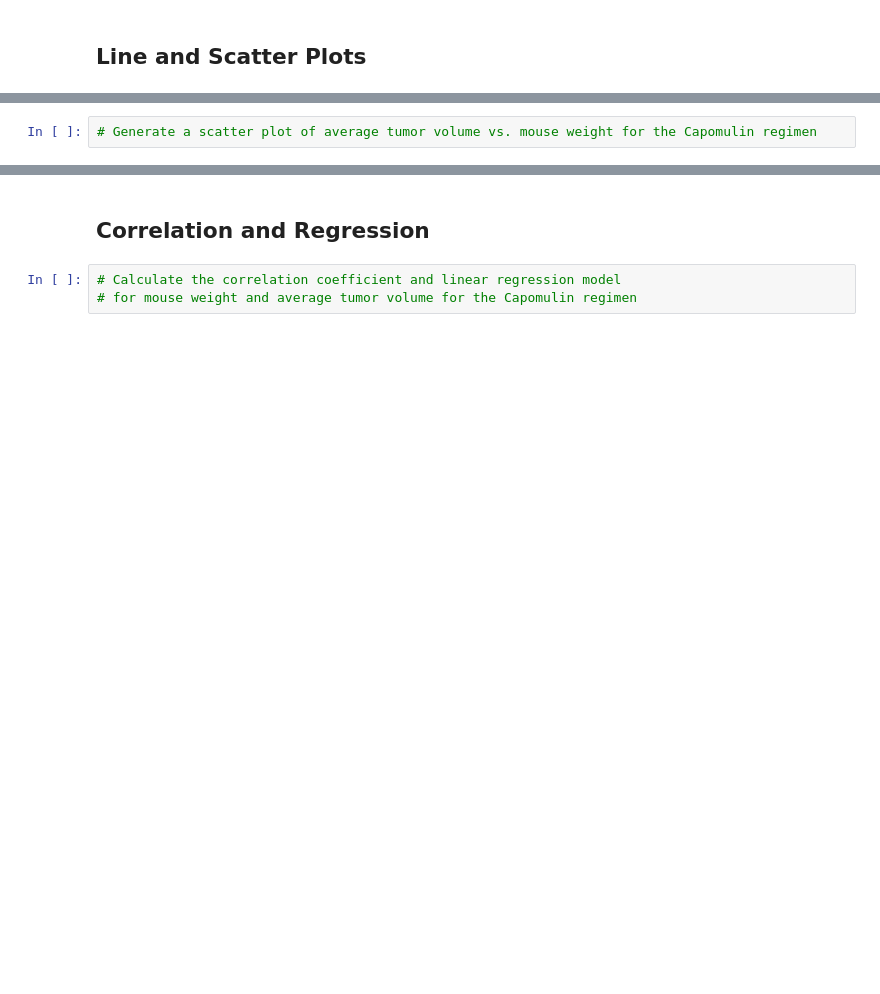
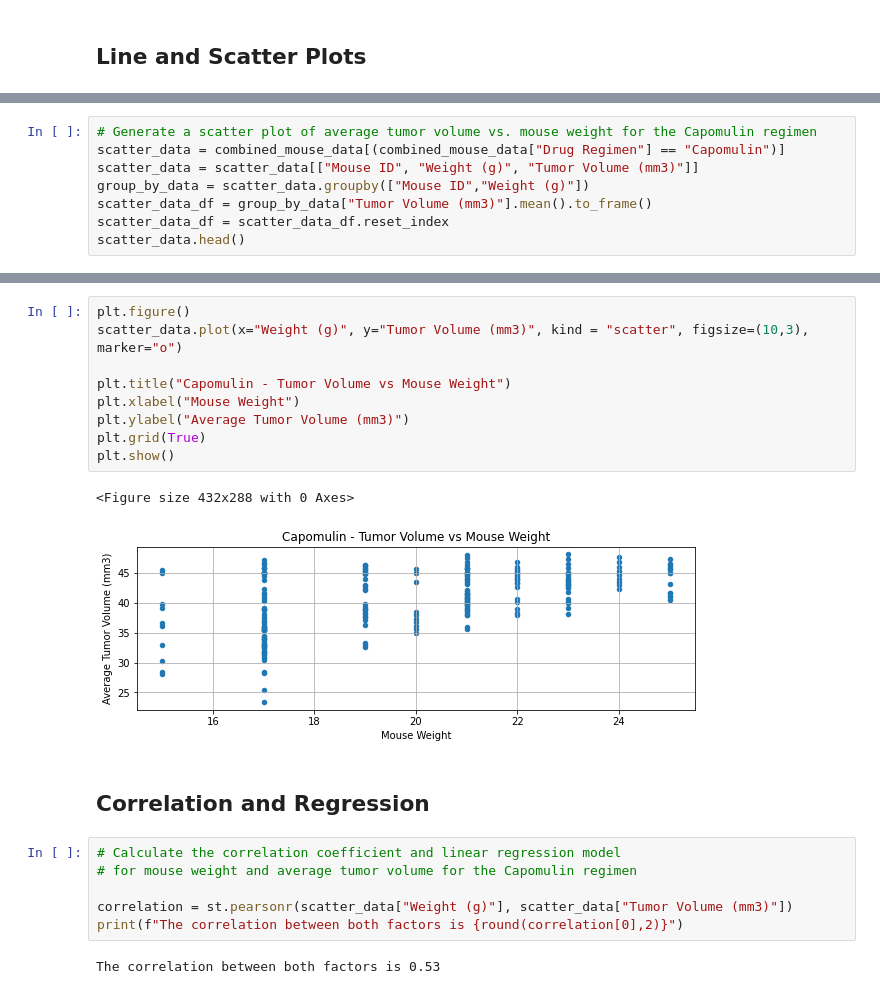
Before and after one commit to natalie-vls/UCI_HomeWork_NAviles, a Jupyter notebook: Pymaceuticals/pymaceuticals_starter.ipynb, the cells around one changed output, grey strips where cells are left out. Cells and saved outputs as stored; diff of their text form; blank space fills up the shorter version.

```diff
--- a/Pymaceuticals/pymaceuticals_starter.ipynb
+++ b/Pymaceuticals/pymaceuticals_starter.ipynb
@@ -232,2 +456,8 @@ plt.show()
 # %%
 # Generate a scatter plot of average tumor volume vs. mouse weight for the Capomulin regimen
+scatter_data = combined_mouse_data[(combined_mouse_data["Drug Regimen"] == "Capomulin")]
+scatter_data = scatter_data[["Mouse ID", "Weight (g)", "Tumor Volume (mm3)"]]
+group_by_data = scatter_data.groupby(["Mouse ID","Weight (g)"])
+scatter_data_df = group_by_data["Tumor Volume (mm3)"].mean().to_frame()
+scatter_data_df = scatter_data_df.reset_index
+scatter_data.head()
@@ -234,5 +471,22 @@ plt.show()
+# %%
+plt.figure()
+scatter_data.plot(x="Weight (g)", y="Tumor Volume (mm3)", kind = "scatter", figsize=(10,3), marker="o")
+
+plt.title("Capomulin - Tumor Volume vs Mouse Weight")
+plt.xlabel("Mouse Weight")
+plt.ylabel("Average Tumor Volume (mm3)")
+plt.grid(True)
+plt.show()
+# %% [output]
+<Figure size 432x288 with 0 Axes>
+[figure, added]
 # %% [markdown]
 ## Correlation and Regression
 # %%
 # Calculate the correlation coefficient and linear regression model
 # for mouse weight and average tumor volume for the Capomulin regimen
+
+correlation = st.pearsonr(scatter_data["Weight (g)"], scatter_data["Tumor Volume (mm3)"])
+print(f"The correlation between both factors is {round(correlation[0],2)}")
+# %% [output]
+The correlation between both factors is 0.53
```
Also changed, not shown: parts of 18 cells of this notebook, 1 other file.
